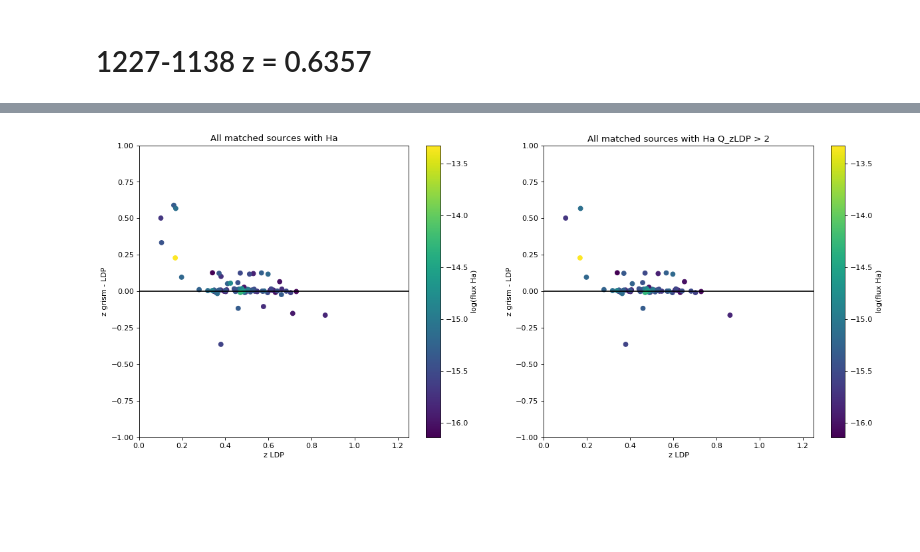
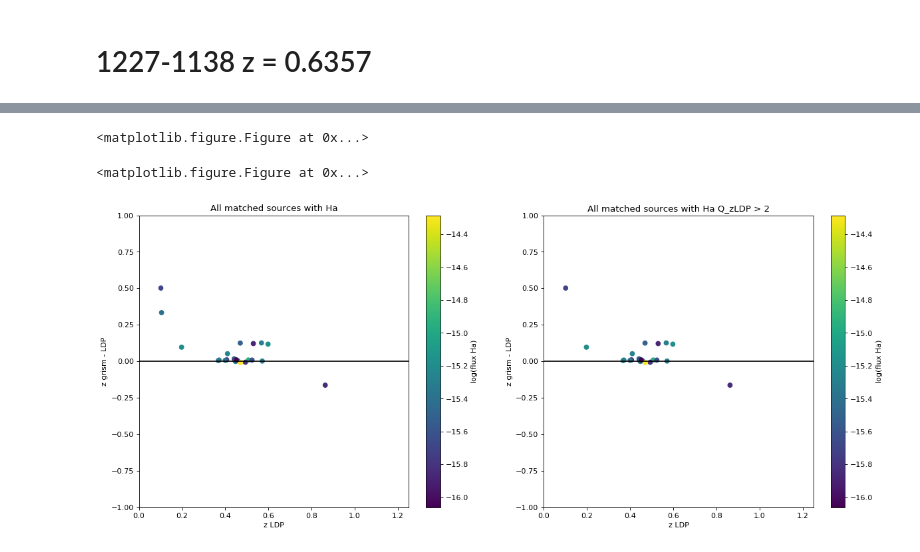
Before and after one commit to jrcooper91/EDisCS, a Jupyter notebook: EDisCS SFR-SN_bic_diff>5.ipynb, the cells around one changed output, grey strips where cells are left out. Cells and saved outputs as stored; diff of their text form; code cells hidden in the pictures; blank space fills up the shorter version.

```diff
--- a/EDisCS SFR-SN_bic_diff>5.ipynb
+++ b/EDisCS SFR-SN_bic_diff>5.ipynb
@@ -30,7 +30,7 @@ c1227(f_Ha,rf_J,rf_U,rf_V,rf_VJ,rf_UV,rf_m,logLHa,SFR,z,q,c)
 plt.figure(figsize=(18, 16), dpi= 80, facecolor='w', edgecolor='k')
 
 
-h = open('/Users/jennifercooper/Documents/Gal_Ev/EDisCS/G102/test/sn_bic>5.txt', 'r')
+h = open('/Users/jennifercooper/Documents/Gal_Ev/EDisCS/G102/test/1059_sn_bic>5_no_st.txt', 'r')
 lines = h.readlines()[1:]
 h.close()
 z_ldp     = []
@@ -61,31 +61,33 @@ x = [0,2]
 y = [0,0]
 plt.subplot(2,2,1)
 plt.scatter(z_ldp,z_g-z_ldp,c=f_Ha_log)
 cbar = plt.colorbar()
 cbar.set_label("log(flux Ha)")
 plt.xlabel('z LDP')
 plt.ylabel('z grism - LDP')
 plt.plot(x,y,color='black')
 plt.title('All matched sources with Ha')
 plt.xlim(0,1.25)
 plt.ylim(-1,1)
 
 plt.subplot(2,2,2)
 
 plt.scatter(z_ldp[np.where(q_ldp>2)],z_g[np.where(q_ldp>2)]-z_ldp[np.where(q_ldp>2)],c=f_Ha_log[np.where(q_ldp>2)])
 cbar = plt.colorbar()
 #cbar.set_clim(-18,-10)
 cbar.set_label("log(flux Ha)")
 plt.xlabel('z LDP')
 plt.ylabel('z grism - LDP')
 plt.plot(x,y,color='black')
 plt.title('All matched sources with Ha Q_zLDP > 2')
 plt.xlim(0,1.25)
 plt.ylim(-1,1)
 
 
 
 
 plt.show()
 # %% [output]
+<matplotlib.figure.Figure at 0x...>
+<matplotlib.figure.Figure at 0x...>
-[figure, old version]
+[figure, new version]
```
Also changed, not shown: parts of 4 cells of this notebook, 1 other file.
